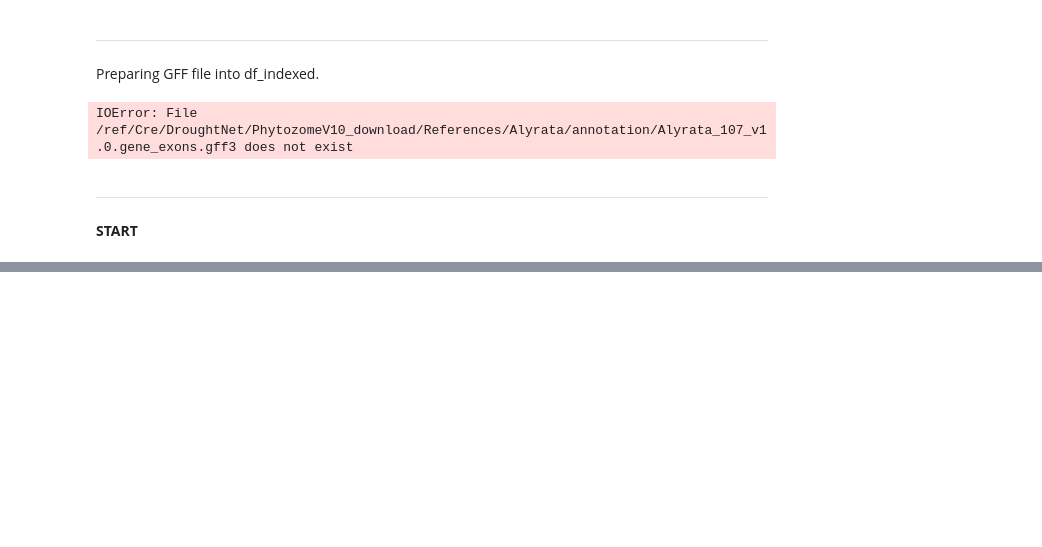
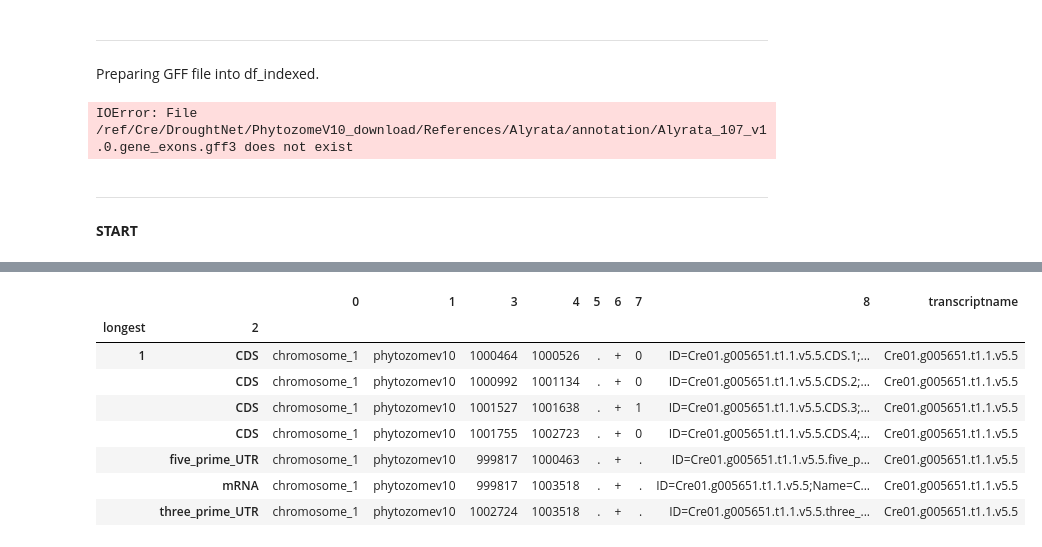
Before and after one commit to NOngeso/pipelines, a Jupyter notebook: ipynb/bam.gene.plot.v0.2.ipynb, the cells around one changed output, grey strips where cells are left out. Drawn from its saved outputs; the diff is of its cells as text; code cells hidden in the pictures; blank space fills up the shorter version.

```diff
--- a/ipynb/bam.gene.plot.v0.2.ipynb
+++ b/ipynb/bam.gene.plot.v0.2.ipynb
@@ -161,0 +161,12 @@ display(SVG(genename+'.bamvisgene.svg'))
+# %%
+df_gff_ix.loc['Cre01.g005651.v5.5']
+# %% [output]
+|  |  | 0 | 1 | 3 | 4 | 5 | 6 | 7 | 8 | transcriptname |
+| longest | 2 |  |  |  |  |  |  |  |  |  |
+| 1 | CDS | chromosome_1 | phytozomev10 | 1000464 | 1000526 | . | + | 0 | ID=Cre01.g005651.t1.1.v5.5.CDS.1;... | Cre01.g005651.t1.1.v5.5 |
+|  | CDS | chromosome_1 | phytozomev10 | 1000992 | 1001134 | . | + | 0 | ID=Cre01.g005651.t1.1.v5.5.CDS.2;... | Cre01.g005651.t1.1.v5.5 |
+|  | CDS | chromosome_1 | phytozomev10 | 1001527 | 1001638 | . | + | 1 | ID=Cre01.g005651.t1.1.v5.5.CDS.3;... | Cre01.g005651.t1.1.v5.5 |
+|  | CDS | chromosome_1 | phytozomev10 | 1001755 | 1002723 | . | + | 0 | ID=Cre01.g005651.t1.1.v5.5.CDS.4;... | Cre01.g005651.t1.1.v5.5 |
+|  | five_prime_UTR | chromosome_1 | phytozomev10 | 999817 | 1000463 | . | + | . | ID=Cre01.g005651.t1.1.v5.5.five_p... | Cre01.g005651.t1.1.v5.5 |
+|  | mRNA | chromosome_1 | phytozomev10 | 999817 | 1003518 | . | + | . | ID=Cre01.g005651.t1.1.v5.5;Name=C... | Cre01.g005651.t1.1.v5.5 |
+|  | three_prime_UTR | chromosome_1 | phytozomev10 | 1002724 | 1003518 | . | + | . | ID=Cre01.g005651.t1.1.v5.5.three_... | Cre01.g005651.t1.1.v5.5 |
```
Also changed, not shown: parts of 23 cells of this notebook, 9 other files.
